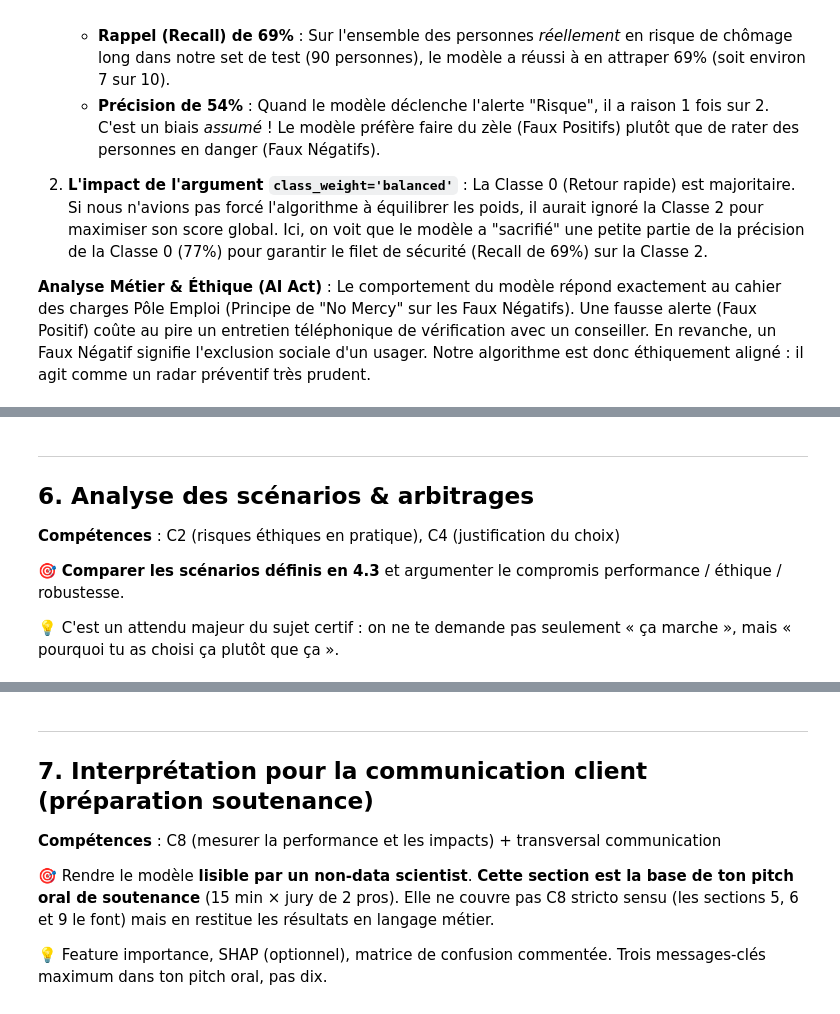
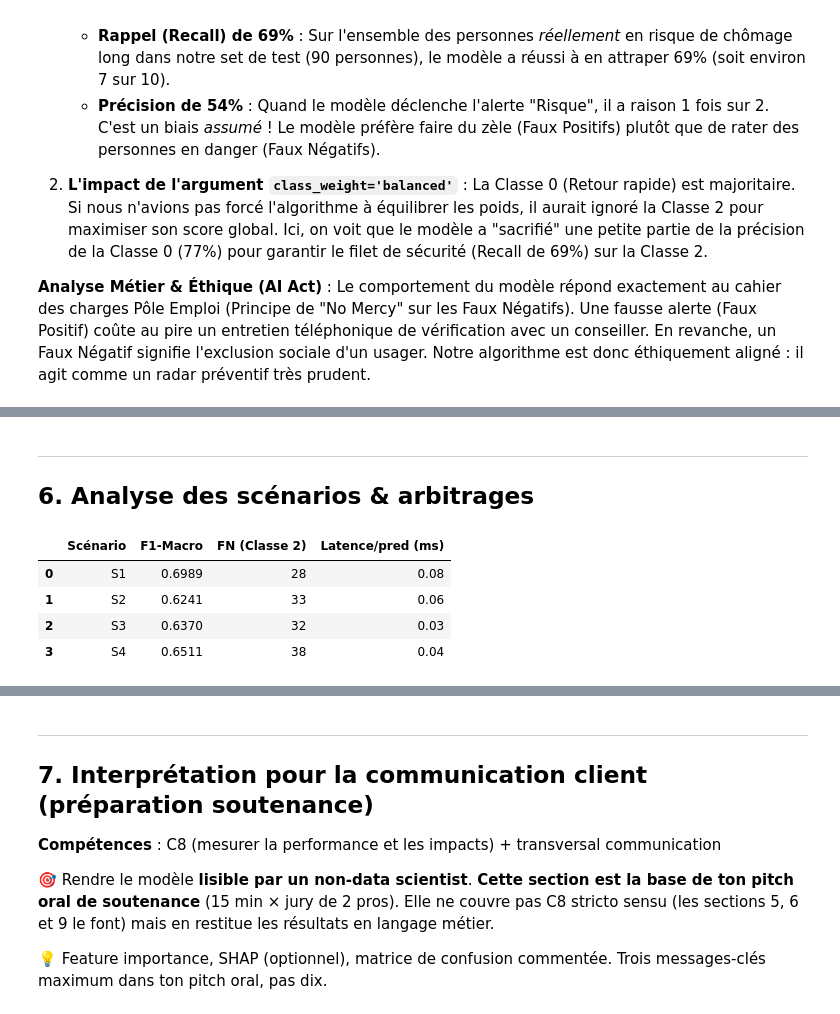
Before and after one commit to FranckBeugnet/certification_upskilling_ia, a Jupyter notebook: cas-usage.ipynb, the cells around one changed output, grey strips where cells are left out. Cells and saved outputs as stored; diff of their text form; code cells hidden in the pictures.

Commit message:
feat(ML): Clôture Phase 6, Model Card, Preuves d'Explicabilité et Disparate Impact (C8)

```diff
--- a/cas-usage.ipynb
+++ b/cas-usage.ipynb
@@ -1055,9 +1086,49 @@ Le comportement du modèle répond exactement au cahier des charges Pôle Emploi
 # %% [markdown]
 ---
 ## 6. Analyse des scénarios & arbitrages
-
-**Compétences** : C2 (risques éthiques en pratique), C4 (justification du choix)
-
-🎯 **Comparer les scénarios définis en 4.3** et argumenter le compromis performance / éthique / robustesse.
-
-💡 C'est un attendu majeur du sujet certif : on ne te demande pas seulement « ça marche », mais « pourquoi tu as choisi ça plutôt que ça ».
+# %%
+import time
+from lightgbm import LGBMClassifier
+from sklearn.pipeline import Pipeline
+from sklearn.metrics import f1_score, confusion_matrix
+import pandas as pd
+
+best_lgb_params = {'learning_rate': 0.05, 'max_depth': 5, 'n_estimators': 100, 'class_weight': 'balanced', 'random_state': 42, 'verbose': -1}
+
+scenarios = ["S1", "S2", "S3", "S4"]
+results = []
+fitted_pipelines = {} # Sauvegarde pour les analyses d'explicabilité et de biais
+
+for sc in scenarios:
+    pipe = Pipeline([
+        ("preprocessor", preprocessors[sc]),
+        ("clf", LGBMClassifier(**best_lgb_params))
+    ])
+
+    pipe.fit(X_train, y_train)
+    fitted_pipelines[sc] = pipe
+
+    start_time = time.time()
+    y_pred = pipe.predict(X_test)
+    inf_time = time.time() - start_time
+    latency_ms = (inf_time / len(X_test)) * 1000
+
+    f1 = f1_score(y_test, y_pred, average="macro")
+    cm = confusion_matrix(y_test, y_pred)
+    fn_classe2 = cm[2, 0] + cm[2, 1]
+
+    results.append({
+        "Scénario": sc,
+        "F1-Macro": round(f1, 4),
+        "FN (Classe 2)": fn_classe2,
+        "Latence/pred (ms)": round(latency_ms, 2)
+    })
+
+df_scenarios = pd.DataFrame(results)
+display(df_scenarios)
+# %% [output]
+|  | Scénario | F1-Macro | FN (Classe 2) | Latence/pred (ms) |
+| 0 | S1 | 0.6989 | 28 | 0.08 |
+| 1 | S2 | 0.6241 | 33 | 0.06 |
+| 2 | S3 | 0.6370 | 32 | 0.03 |
+| 3 | S4 | 0.6511 | 38 | 0.04 |
```
Also changed, not shown: parts of 12 cells of this notebook, 3 other files.
